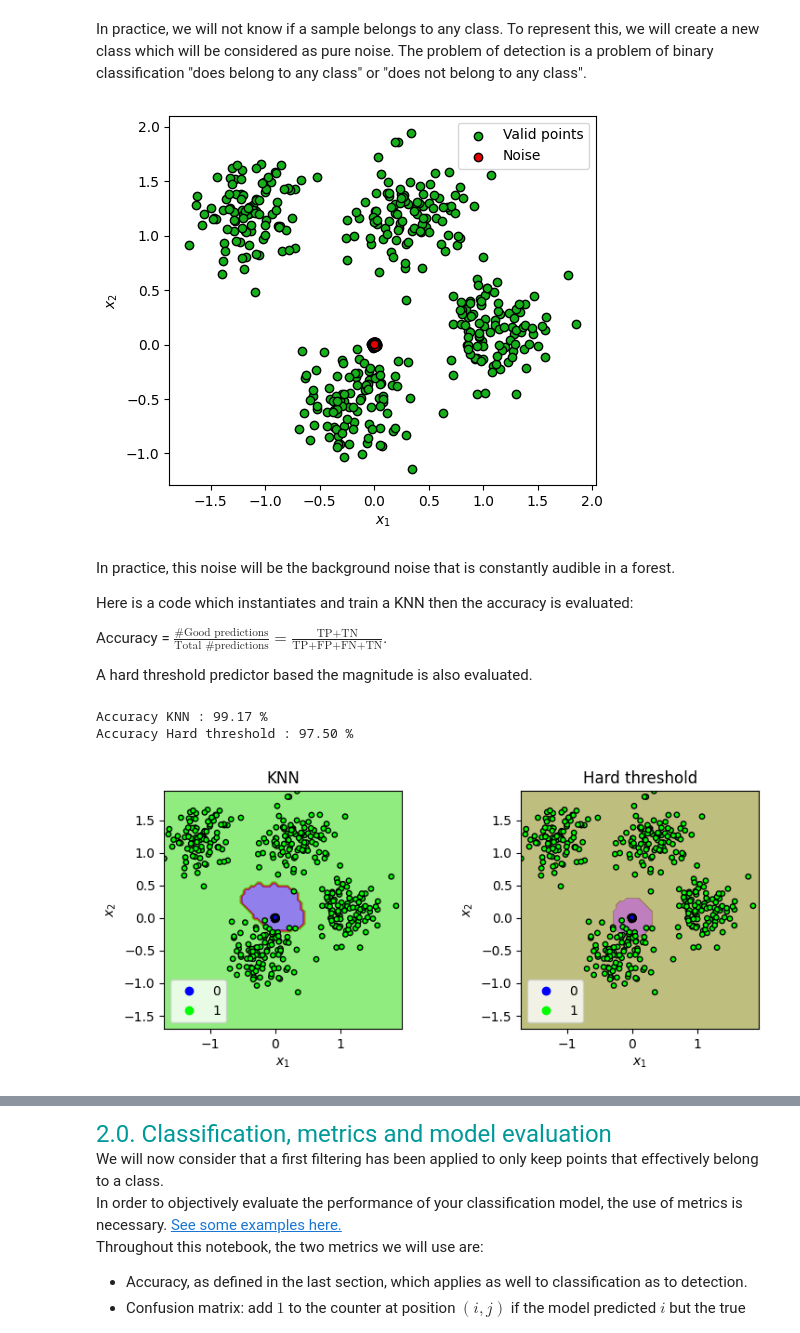
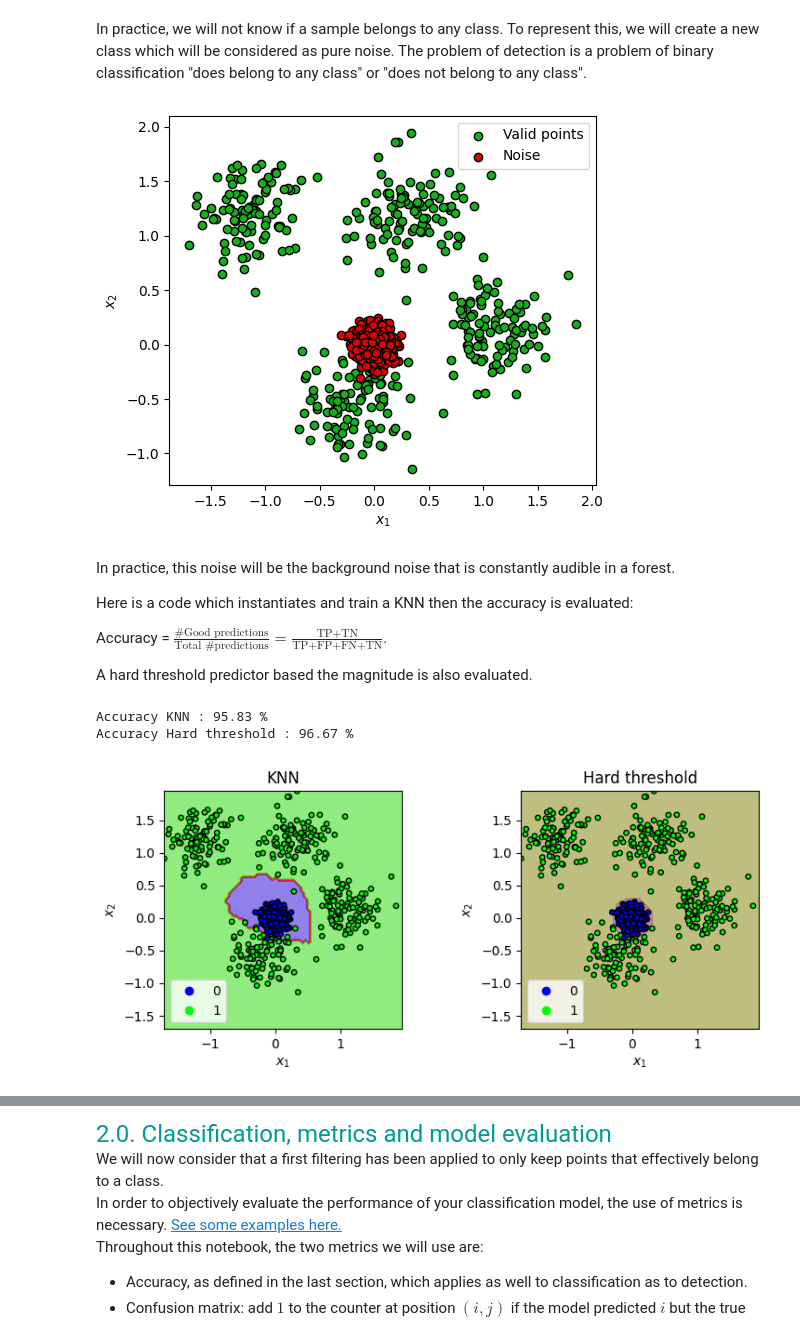
Before and after one commit to Jeannekre/LELEC210X_F, a Jupyter notebook: classification/p1b_toy.ipynb, the cells around one changed output, grey strips where cells are left out. Drawn from its saved outputs; the diff is of its cells as text; code cells hidden in the pictures.

```diff
--- a/classification/p1b_toy.ipynb
+++ b/classification/p1b_toy.ipynb
@@ -86,23 +86,23 @@ In practice, we will not know if a sample belongs to any class.
 To represent this, we will create a new class which will be considered as pure noise.
 The problem of detection is a problem of binary classification "does belong to any class" or "does not belong to any class".
 # %%
-noise_amplitude = 0.01
+noise_amplitude = 0.1
 noise = noise_amplitude * np.random.randn(n_classes * N, 2)
 
 ax = plt.gca()
 ax.set_aspect("equal", adjustable="box")
 scatterd = plt.scatter(
     X[:, 0], X[:, 1], c="xkcd:green", cmap=cm, edgecolors=edgc, label="Valid points"
 )
 plt.scatter(
     noise[:, 0], noise[:, 1], c="xkcd:red", cmap=cm, edgecolors=edgc, label="Noise"
 )
 plt.xlabel("$x_1$")
 plt.ylabel("$x_2$")
 ax.legend()
 plt.show()
 # %% [output]
-[figure, old version]
+[figure, new version]
 # %% [markdown]
 In practice, this noise will be the background noise that is constantly audible in a forest.
 
@@ -152,6 +152,6 @@ plot_decision_boundaries(
     X_det, y_det, Tresh, ax=axs[1], legend=labels, title="Hard threshold", s=s
 )
 # %% [output]
-Accuracy KNN : 99.17 %
-Accuracy Hard threshold : 97.50 %
+Accuracy KNN : 95.83 %
+Accuracy Hard threshold : 96.67 %
-[figure, old version]
+[figure, new version]
```
Also changed, not shown: parts of 10 cells of this notebook.
